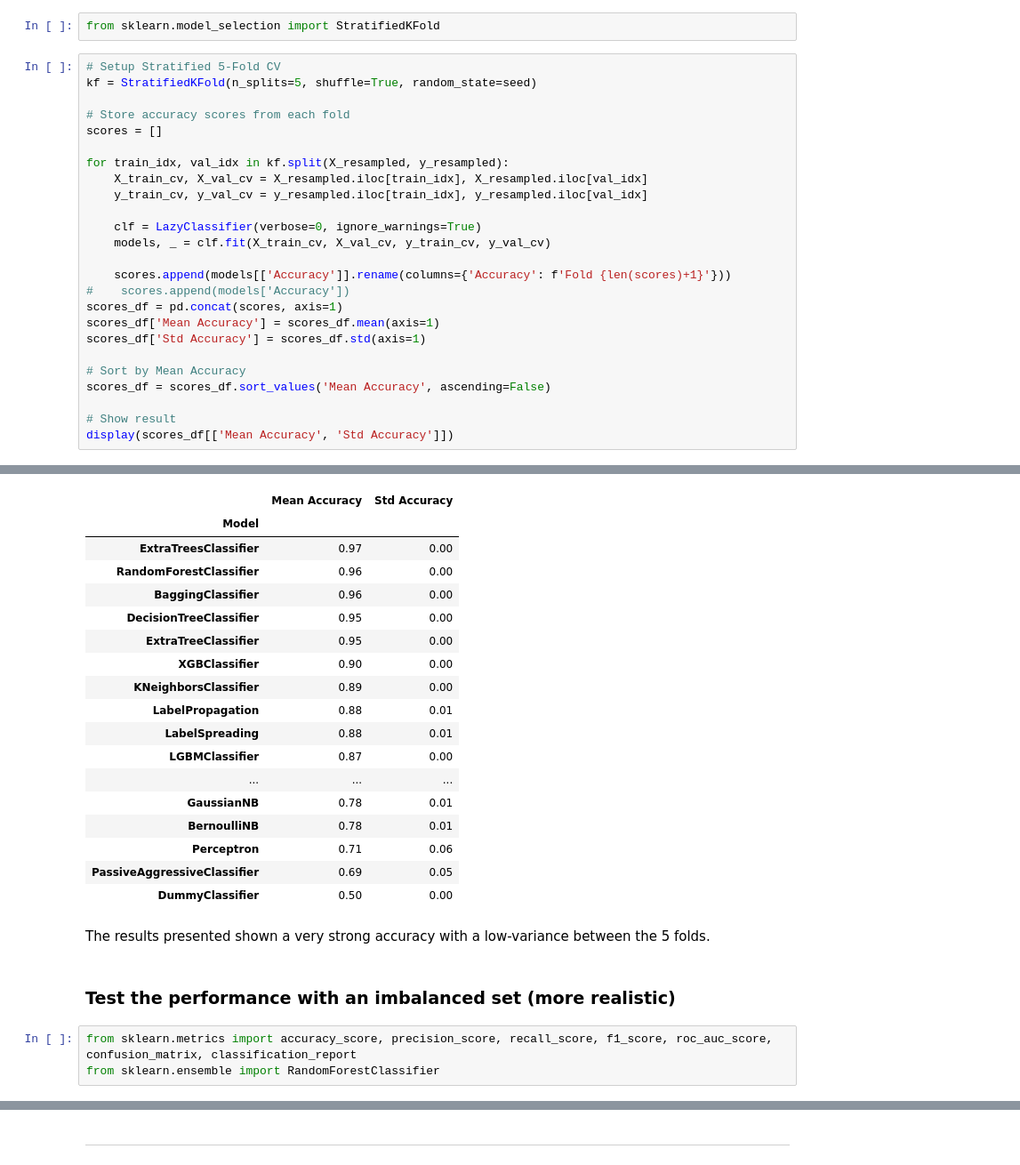
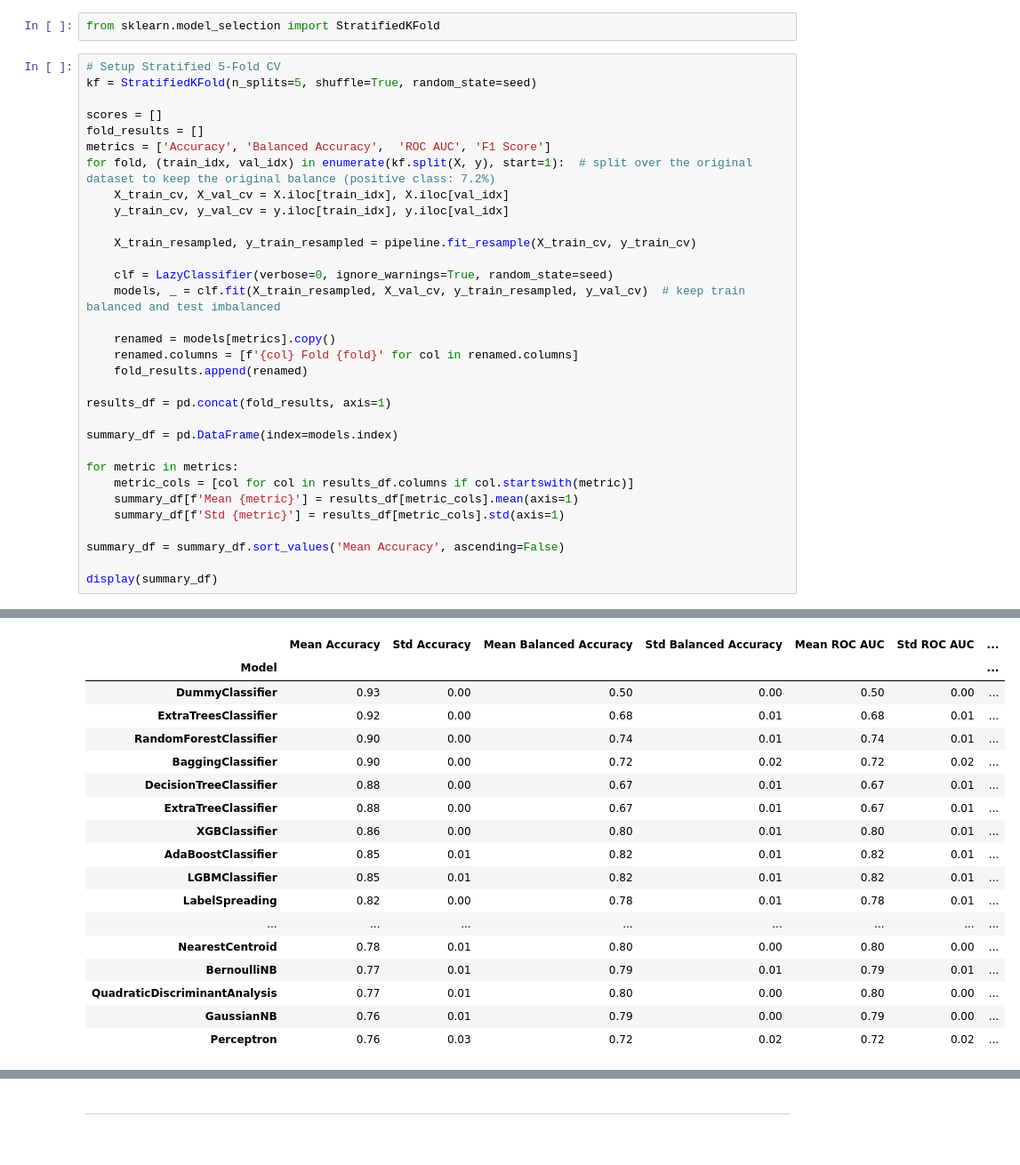
Before and after one commit to FederCO23/Term_Deposit_Marketing_-_tpx4U1BHhRR0IUm9, a Jupyter notebook: TermDepositMarketing.ipynb, the cells around one changed output, grey strips where cells are left out. Shown at 89% size. Cells and saved outputs as stored; diff of their text form.

Commit message:
Add the model for step 1A (pre-call before capaign strategy)

```diff
--- a/TermDepositMarketing.ipynb
+++ b/TermDepositMarketing.ipynb
@@ -639,25 +639,32 @@ from sklearn.model_selection import StratifiedKFold
 # Setup Stratified 5-Fold CV
 kf = StratifiedKFold(n_splits=5, shuffle=True, random_state=seed)
 
-# Store accuracy scores from each fold
 scores = []
+fold_results = []
+metrics = ['Accuracy', 'Balanced Accuracy',  'ROC AUC', 'F1 Score']
+for fold, (train_idx, val_idx) in enumerate(kf.split(X, y), start=1):  # split over the original dataset to keep the original balance (positive class: 7.2%)
+    X_train_cv, X_val_cv = X.iloc[train_idx], X.iloc[val_idx]
+    y_train_cv, y_val_cv = y.iloc[train_idx], y.iloc[val_idx]
 
-for train_idx, val_idx in kf.split(X_resampled, y_resampled):
-    X_train_cv, X_val_cv = X_resampled.iloc[train_idx], X_resampled.iloc[val_idx]
-    y_train_cv, y_val_cv = y_resampled.iloc[train_idx], y_resampled.iloc[val_idx]
+    X_train_resampled, y_train_resampled = pipeline.fit_resample(X_train_cv, y_train_cv)
 
-    clf = LazyClassifier(verbose=0, ignore_warnings=True)
-    models, _ = clf.fit(X_train_cv, X_val_cv, y_train_cv, y_val_cv)
+    clf = LazyClassifier(verbose=0, ignore_warnings=True, random_state=seed)
+    models, _ = clf.fit(X_train_resampled, X_val_cv, y_train_resampled, y_val_cv)  # keep train balanced and test imbalanced
 
-    scores.append(models[['Accuracy']].rename(columns={'Accuracy': f'Fold {len(scores)+1}'}))
-#    scores.append(models['Accuracy'])
-scores_df = pd.concat(scores, axis=1)
-scores_df['Mean Accuracy'] = scores_df.mean(axis=1)
-scores_df['Std Accuracy'] = scores_df.std(axis=1)
+    renamed = models[metrics].copy()
+    renamed.columns = [f'{col} Fold {fold}' for col in renamed.columns]
+    fold_results.append(renamed)
 
-# Sort by Mean Accuracy
-scores_df = scores_df.sort_values('Mean Accuracy', ascending=False)
+results_df = pd.concat(fold_results, axis=1)
 
-# Show result
-display(scores_df[['Mean Accuracy', 'Std Accuracy']])
+summary_df = pd.DataFrame(index=models.index)
+
+for metric in metrics:
+    metric_cols = [col for col in results_df.columns if col.startswith(metric)]
+    summary_df[f'Mean {metric}'] = results_df[metric_cols].mean(axis=1)
+    summary_df[f'Std {metric}'] = results_df[metric_cols].std(axis=1)
+
+summary_df = summary_df.sort_values('Mean Accuracy', ascending=False)
+
+display(summary_df)
 # %% [output]
@@ -699,26 +705,19 @@ And if memory is not enough, you can set `force_col_wise=true`.
 [LightGBM] [Info] [binary:BoostFromScore]: pavg=0.500000 -> initscore=0.000000
-|  | Mean Accuracy | Std Accuracy |
-| Model |  |  |
-| ExtraTreesClassifier | 0.97 | 0.00 |
-| RandomForestClassifier | 0.96 | 0.00 |
-| BaggingClassifier | 0.96 | 0.00 |
-| DecisionTreeClassifier | 0.95 | 0.00 |
-| ExtraTreeClassifier | 0.95 | 0.00 |
-| XGBClassifier | 0.90 | 0.00 |
-| KNeighborsClassifier | 0.89 | 0.00 |
-| LabelPropagation | 0.88 | 0.01 |
-| LabelSpreading | 0.88 | 0.01 |
-| LGBMClassifier | 0.87 | 0.00 |
-| ... | ... | ... |
-| GaussianNB | 0.78 | 0.01 |
-| BernoulliNB | 0.78 | 0.01 |
-| Perceptron | 0.71 | 0.06 |
-| PassiveAggressiveClassifier | 0.69 | 0.05 |
-| DummyClassifier | 0.50 | 0.00 |
+|  | Mean Accuracy | Std Accuracy | Mean Balanced Accuracy | Std Balanced Accuracy | Mean ROC AUC | Std ROC AUC | ... |
+| Model |  |  |  |  |  |  | ... |
+| DummyClassifier | 0.93 | 0.00 | 0.50 | 0.00 | 0.50 | 0.00 | ... |
+| ExtraTreesClassifier | 0.92 | 0.00 | 0.68 | 0.01 | 0.68 | 0.01 | ... |
+| RandomForestClassifier | 0.90 | 0.00 | 0.74 | 0.01 | 0.74 | 0.01 | ... |
+| BaggingClassifier | 0.90 | 0.00 | 0.72 | 0.02 | 0.72 | 0.02 | ... |
+| DecisionTreeClassifier | 0.88 | 0.00 | 0.67 | 0.01 | 0.67 | 0.01 | ... |
+| ExtraTreeClassifier | 0.88 | 0.00 | 0.67 | 0.01 | 0.67 | 0.01 | ... |
+| XGBClassifier | 0.86 | 0.00 | 0.80 | 0.01 | 0.80 | 0.01 | ... |
+| AdaBoostClassifier | 0.85 | 0.01 | 0.82 | 0.01 | 0.82 | 0.01 | ... |
+| LGBMClassifier | 0.85 | 0.01 | 0.82 | 0.01 | 0.82 | 0.01 | ... |
+| LabelSpreading | 0.82 | 0.00 | 0.78 | 0.01 | 0.78 | 0.01 | ... |
+| ... | ... | ... | ... | ... | ... | ... | ... |
+| NearestCentroid | 0.78 | 0.01 | 0.80 | 0.00 | 0.80 | 0.00 | ... |
+| BernoulliNB | 0.77 | 0.01 | 0.79 | 0.01 | 0.79 | 0.01 | ... |
+| QuadraticDiscriminantAnalysis | 0.77 | 0.01 | 0.80 | 0.00 | 0.80 | 0.00 | ... |
+| GaussianNB | 0.76 | 0.01 | 0.79 | 0.00 | 0.79 | 0.00 | ... |
+| Perceptron | 0.76 | 0.03 | 0.72 | 0.02 | 0.72 | 0.02 | ... |
-# %% [markdown]
-The results presented shown a very strong accuracy with a low-variance between the 5 folds.
-# %% [markdown]
-### Test the performance with an imbalanced set (more realistic)
-# %%
-from sklearn.metrics import accuracy_score, precision_score, recall_score, f1_score, roc_auc_score, confusion_matrix, classification_report
-from sklearn.ensemble import RandomForestClassifier
```
Also changed, not shown: parts of 22 cells of this notebook.
